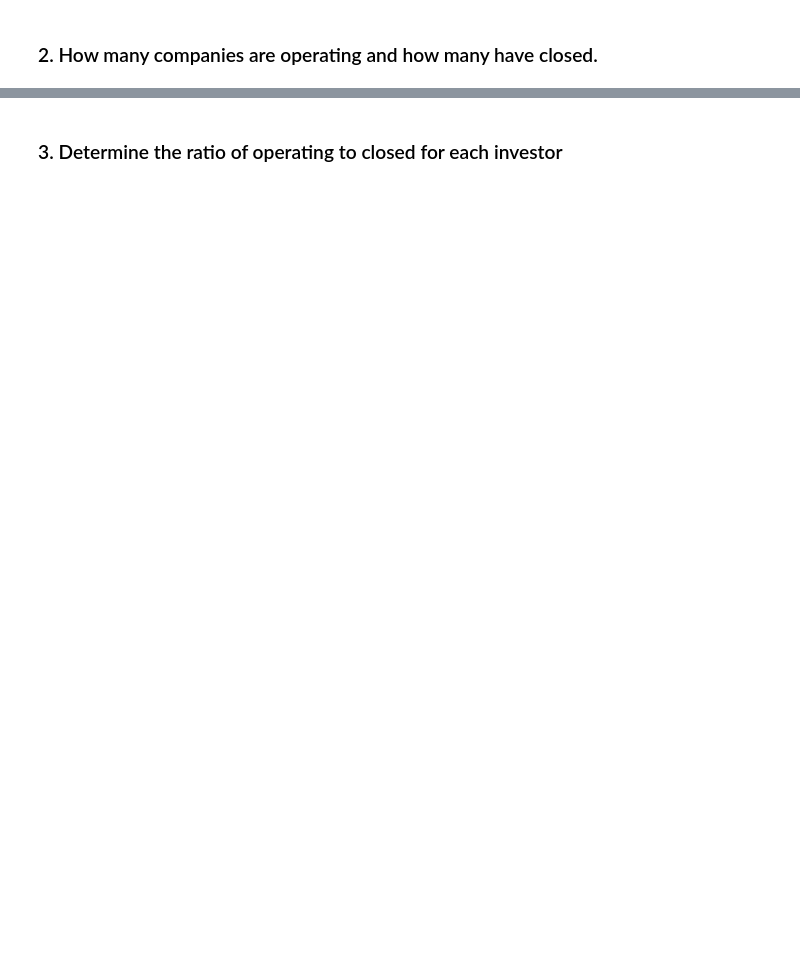
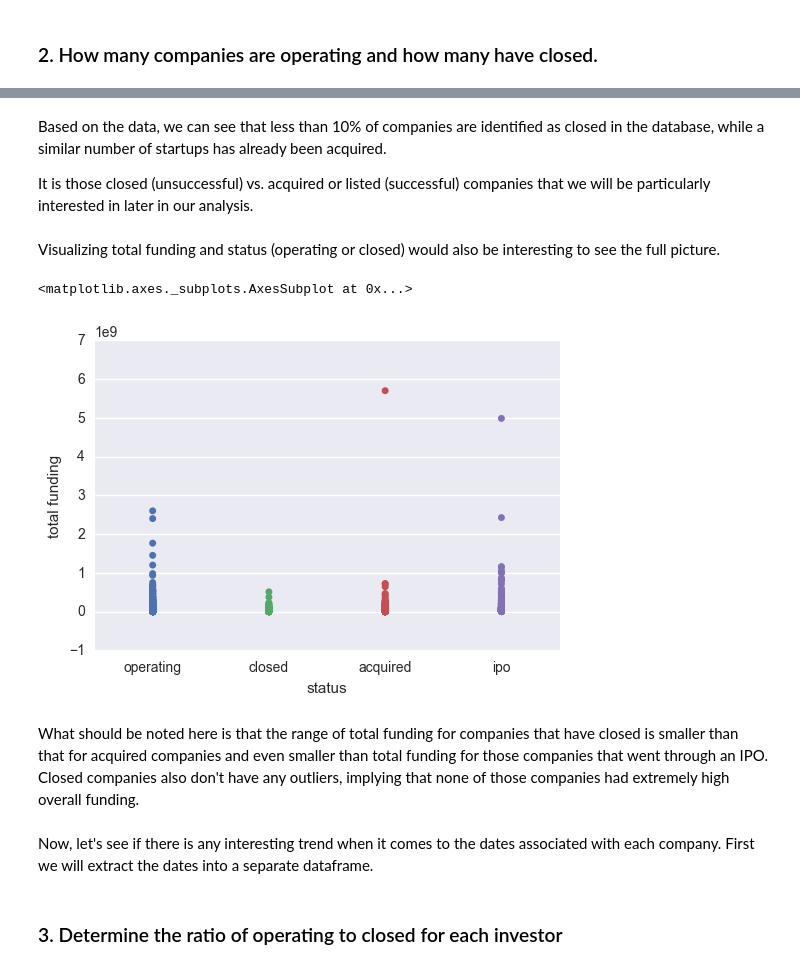
Before and after one commit to LVdatahub/Capstone-project----DS-Intensive-Springboard, a Jupyter notebook: Data story.ipynb, the cells around one changed output, grey strips where cells are left out. Saved outputs shown, nothing was run; the diff lists cells and outputs as text; code cells hidden in the pictures; blank space fills up the shorter version.

```diff
--- a/Data story.ipynb
+++ b/Data story.ipynb
@@ -72,0 +148,22 @@ sb.barplot(data = oper_closed_df)
+# %% [markdown]
+Based on the data, we can see that less than 10% of companies are identified as closed in the database, while a similar number of startups has already been acquired.
+
+It is those closed (unsuccessful) vs. acquired or listed (successful) companies that we will be particularly interested in later in our analysis.
+# %% [markdown]
+Visualizing total funding and status (operating or closed) would also be interesting to see the full picture.
+# %%
+total_funding = companies['funding_total_usd']
+status = companies['status']
+funding_vs_status = {'total funding': total_funding,
+                     'status': status}
+fund_vs_status_df = pd.DataFrame(funding_vs_status)
+
+sb.stripplot(x = 'status', y = 'total funding', data = fund_vs_status_df)
+# %% [output]
+<matplotlib.axes._subplots.AxesSubplot at 0x...>
+[figure, added]
+# %% [markdown]
+What should be noted here is that the range of total funding for companies that have closed is smaller than that for acquired companies and even smaller than total funding for those companies that went through an IPO. Closed companies also don't have any outliers, implying that none of those companies had extremely high overall funding.
+# %% [markdown]
+Now, let's see if there is any interesting trend when it comes to the dates associated with each company.
+First we will extract the dates into a separate dataframe.
```
Also changed, not shown: parts of 24 cells of this notebook, 4 other files.
